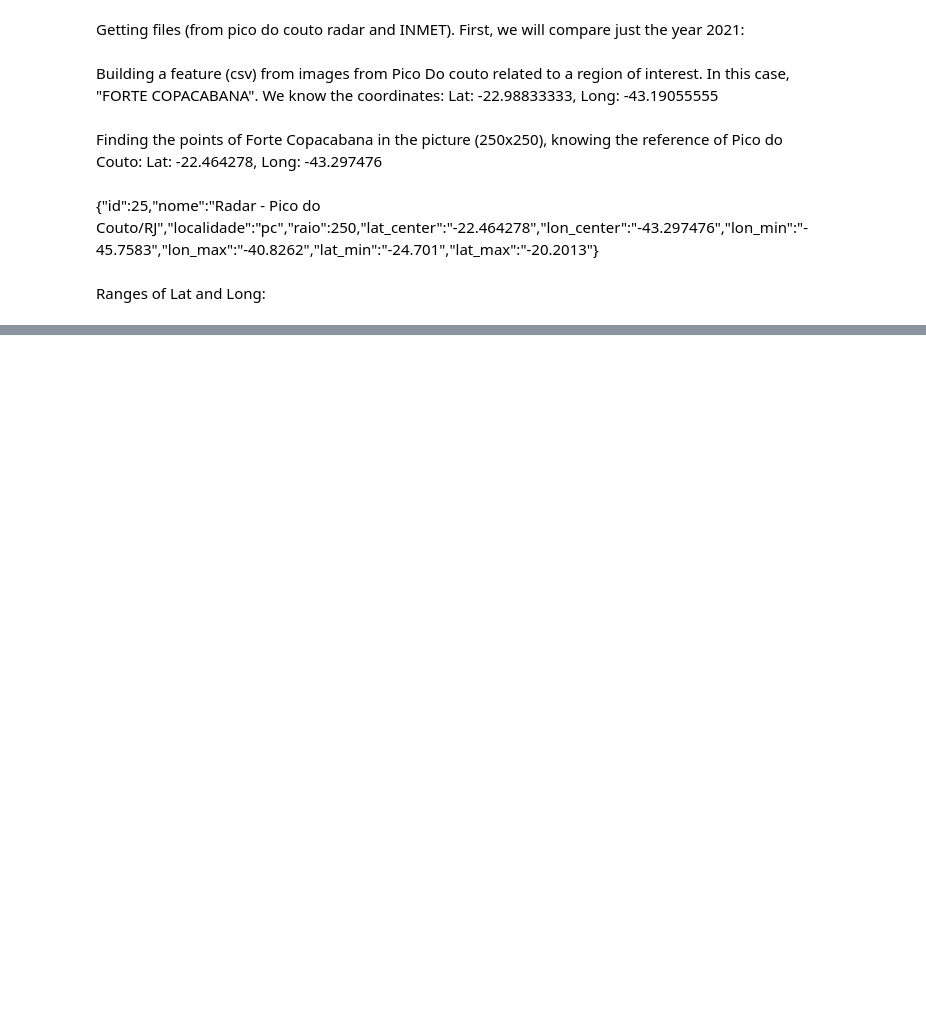
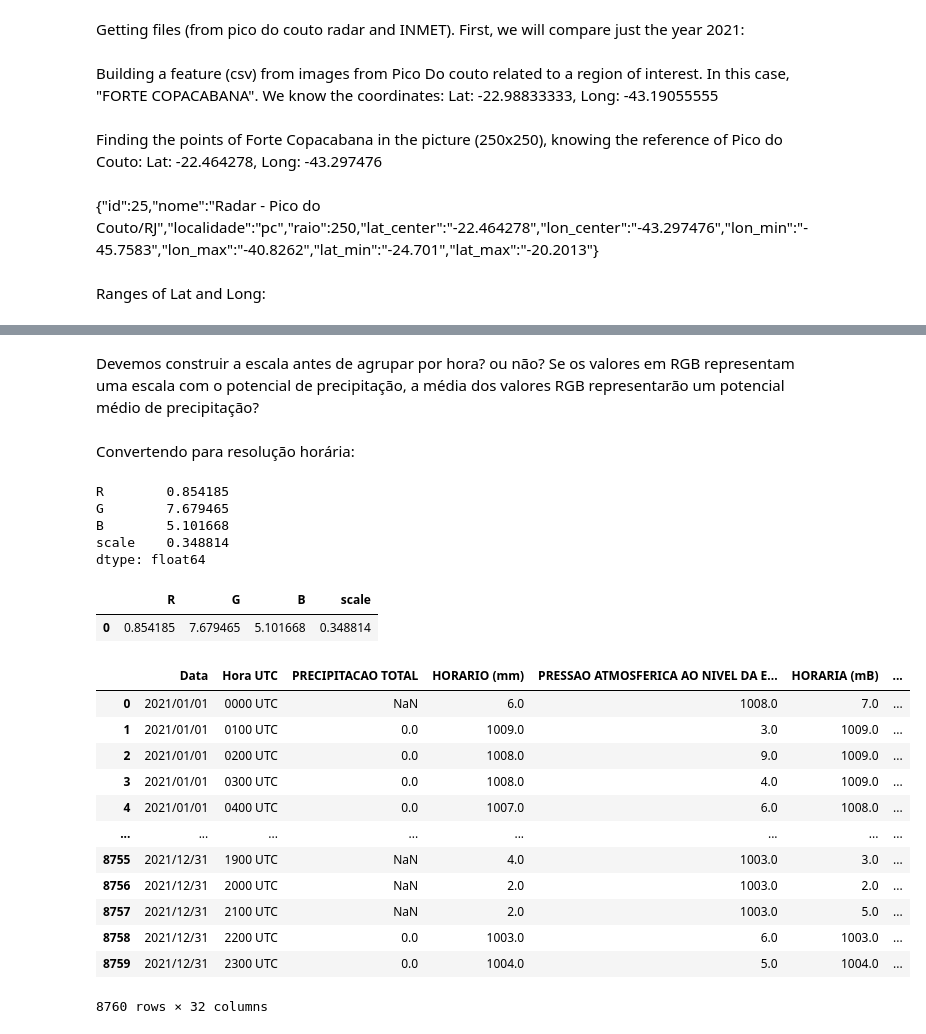
Before and after one commit to Caio-Abreu/atmoseer, a Jupyter notebook: notebooks/PC_probatory_analysis.ipynb, the cells around one changed output, grey strips where cells are left out. Drawn from its saved outputs; the diff is of its cells as text; code cells hidden in the pictures; blank space fills up the shorter version.

```diff
--- a/notebooks/PC_probatory_analysis.ipynb
+++ b/notebooks/PC_probatory_analysis.ipynb
@@ -76,0 +309,4 @@ for mouth in os.listdir(pc_path):
+# %% [markdown]
+Devemos construir a escala antes de agrupar por hora? ou não? Se os valores em RGB representam uma escala com o potencial de precipitação, a média dos valores RGB representarão um potencial médio de precipitação?
+# %% [markdown]
+Convertendo para resolução horária:
@@ -76,0 +318,14 @@ for mouth in os.listdir(pc_path):
+# %%
+(mean_r)
+# %% [output]
+R        0.854185
+G        7.679465
+B        5.101668
+scale    0.348814
+dtype: float64
+# %%
+df_ex = pd.DataFrame(mean_r).T
+df_ex
+# %% [output]
+|  | R | G | B | scale |
+| 0 | 0.854185 | 7.679465 | 5.101668 | 0.348814 |
@@ -76,0 +334,16 @@ for mouth in os.listdir(pc_path):
+# %%
+df_copa
+# %% [output]
+|  | Data | Hora UTC | PRECIPITACAO TOTAL | HORARIO (mm) | PRESSAO ATMOSFERICA AO NIVEL DA E... | HORARIA (mB) | ... |
+| 0 | 2021/01/01 | 0000 UTC | NaN | 6.0 | 1008.0 | 7.0 | ... |
+| 1 | 2021/01/01 | 0100 UTC | 0.0 | 1009.0 | 3.0 | 1009.0 | ... |
+| 2 | 2021/01/01 | 0200 UTC | 0.0 | 1008.0 | 9.0 | 1009.0 | ... |
+| 3 | 2021/01/01 | 0300 UTC | 0.0 | 1008.0 | 4.0 | 1009.0 | ... |
+| 4 | 2021/01/01 | 0400 UTC | 0.0 | 1007.0 | 6.0 | 1008.0 | ... |
+| ... | ... | ... | ... | ... | ... | ... | ... |
+| 8755 | 2021/12/31 | 1900 UTC | NaN | 4.0 | 1003.0 | 3.0 | ... |
+| 8756 | 2021/12/31 | 2000 UTC | NaN | 2.0 | 1003.0 | 2.0 | ... |
+| 8757 | 2021/12/31 | 2100 UTC | NaN | 2.0 | 1003.0 | 5.0 | ... |
+| 8758 | 2021/12/31 | 2200 UTC | 0.0 | 1003.0 | 6.0 | 1003.0 | ... |
+| 8759 | 2021/12/31 | 2300 UTC | 0.0 | 1004.0 | 5.0 | 1004.0 | ... |
+8760 rows × 32 columns
```
Also changed, not shown: parts of 20 cells of this notebook.
